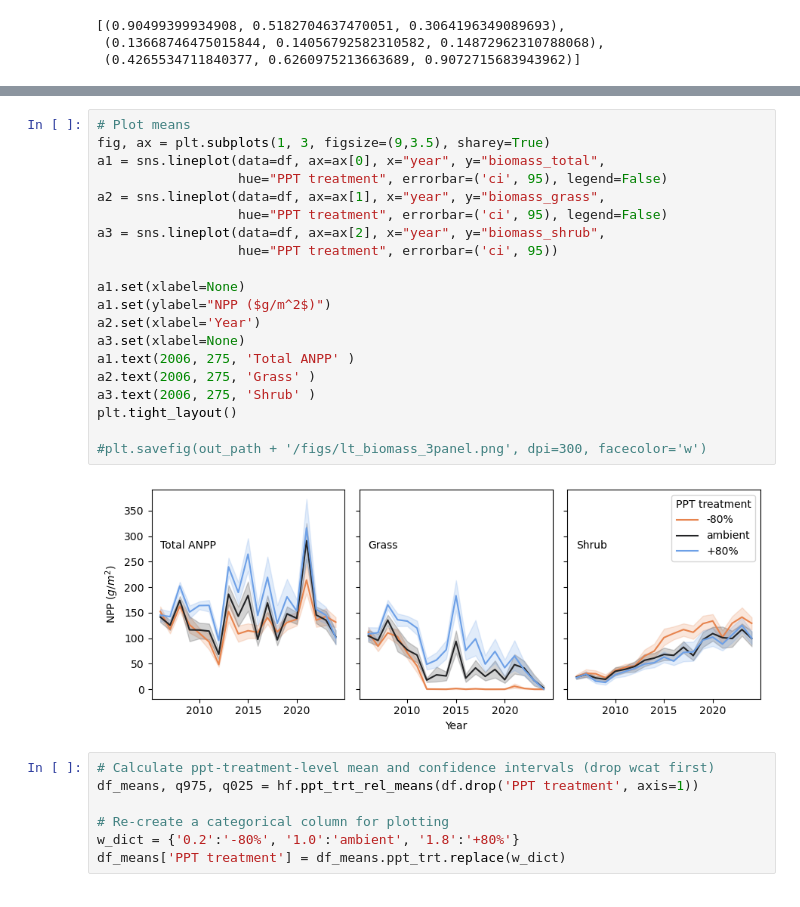
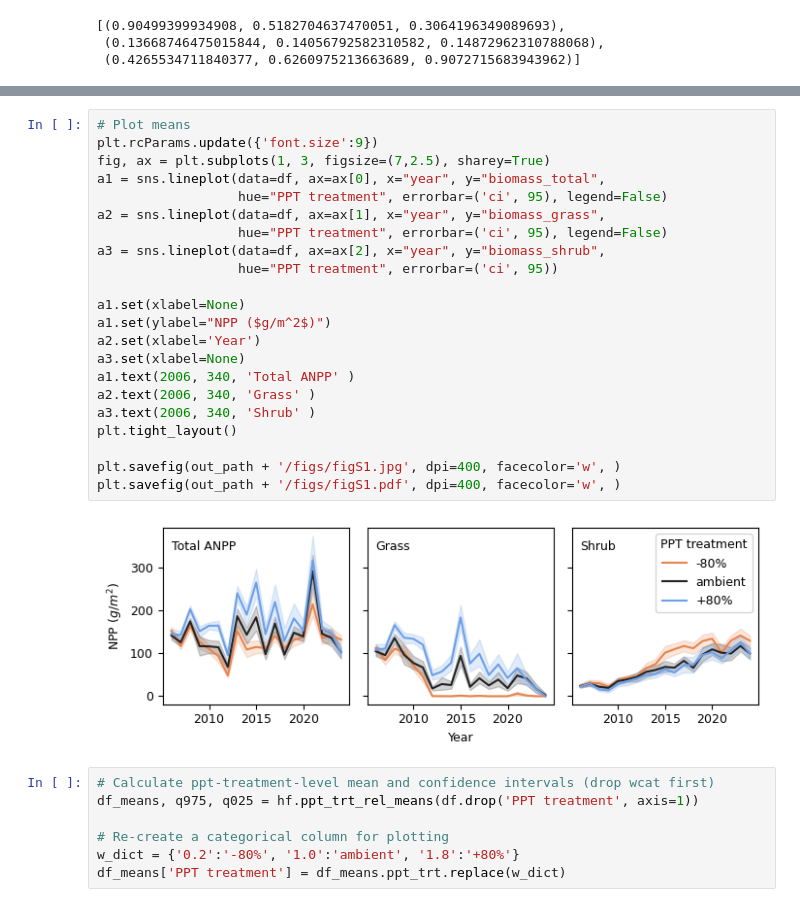
Before and after one commit to jornada-im/pubs-gc-ltreb, a Jupyter notebook: manuscripts/schadenfreude/Production.ipynb, the cells around one changed output, grey strips where cells are left out. Drawn from its saved outputs; the diff is of its cells as text.

Commit message:
Tweaks for Figure S1

```diff
--- a/manuscripts/schadenfreude/Production.ipynb
+++ b/manuscripts/schadenfreude/Production.ipynb
@@ -61,25 +61,27 @@ plt.show()
 # %%
 # Plot means
-fig, ax = plt.subplots(1, 3, figsize=(9,3.5), sharey=True)
+plt.rcParams.update({'font.size':9})
+fig, ax = plt.subplots(1, 3, figsize=(7,2.5), sharey=True)
 a1 = sns.lineplot(data=df, ax=ax[0], x="year", y="biomass_total",
                   hue="PPT treatment", errorbar=('ci', 95), legend=False)
 a2 = sns.lineplot(data=df, ax=ax[1], x="year", y="biomass_grass",
                   hue="PPT treatment", errorbar=('ci', 95), legend=False)
 a3 = sns.lineplot(data=df, ax=ax[2], x="year", y="biomass_shrub",
                   hue="PPT treatment", errorbar=('ci', 95))
 
 a1.set(xlabel=None)
 a1.set(ylabel="NPP ($g/m^2$)")
 a2.set(xlabel='Year')
 a3.set(xlabel=None)
-a1.text(2006, 275, 'Total ANPP' )
-a2.text(2006, 275, 'Grass' )
-a3.text(2006, 275, 'Shrub' )
+a1.text(2006, 340, 'Total ANPP' )
+a2.text(2006, 340, 'Grass' )
+a3.text(2006, 340, 'Shrub' )
 plt.tight_layout()
 
-#plt.savefig(out_path + '/figs/lt_biomass_3panel.png', dpi=300, facecolor='w')
+plt.savefig(out_path + '/figs/figS1.jpg', dpi=400, facecolor='w', )
+plt.savefig(out_path + '/figs/figS1.pdf', dpi=400, facecolor='w', )
 # %% [output]
-[figure, old version]
+[figure, new version]
 # %%
 # Calculate ppt-treatment-level mean and confidence intervals (drop wcat first)
 df_means, q975, q025 = hf.ppt_trt_rel_means(df.drop('PPT treatment', axis=1))
```
Also changed, not shown: parts of 3 cells of this notebook.
